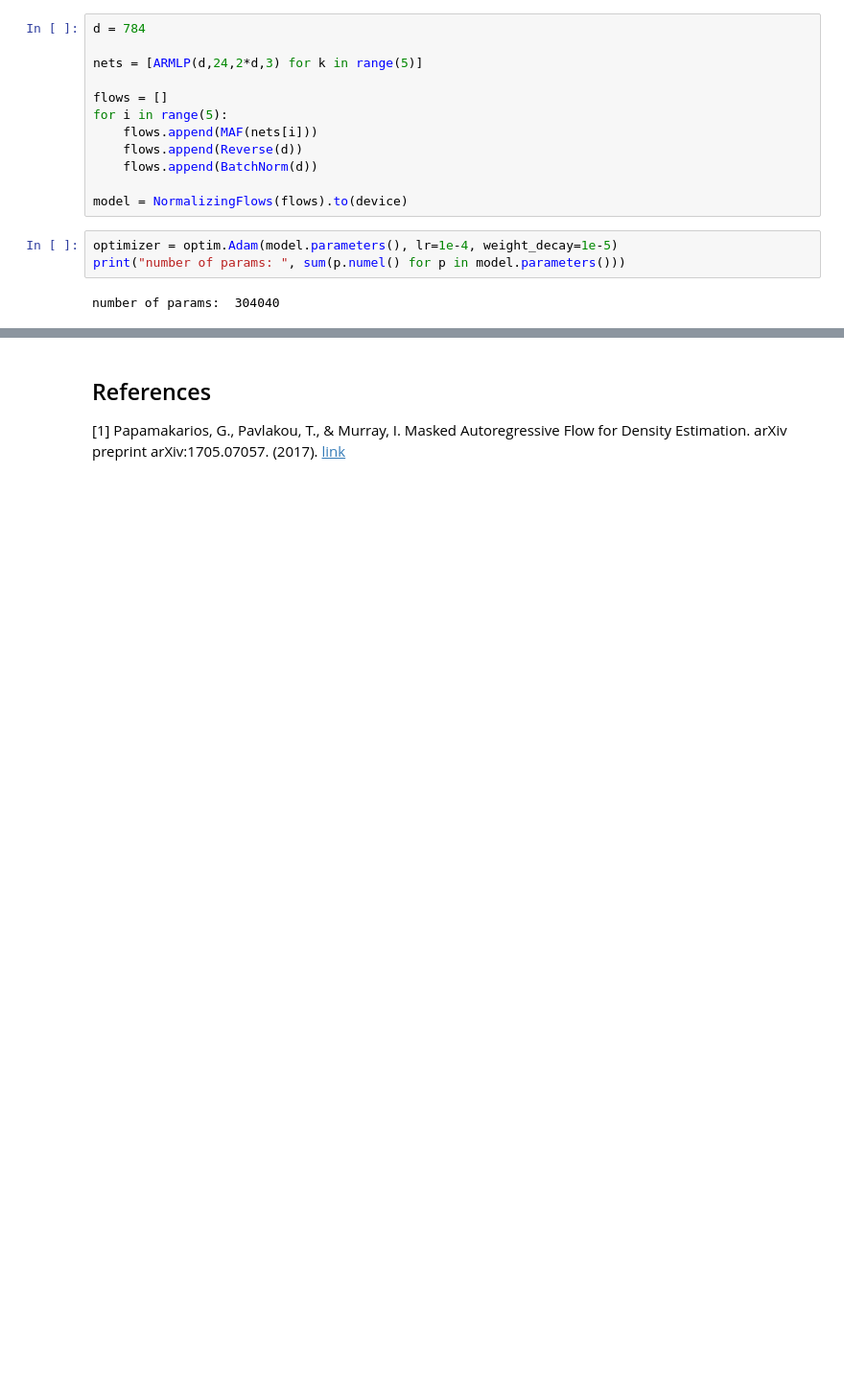
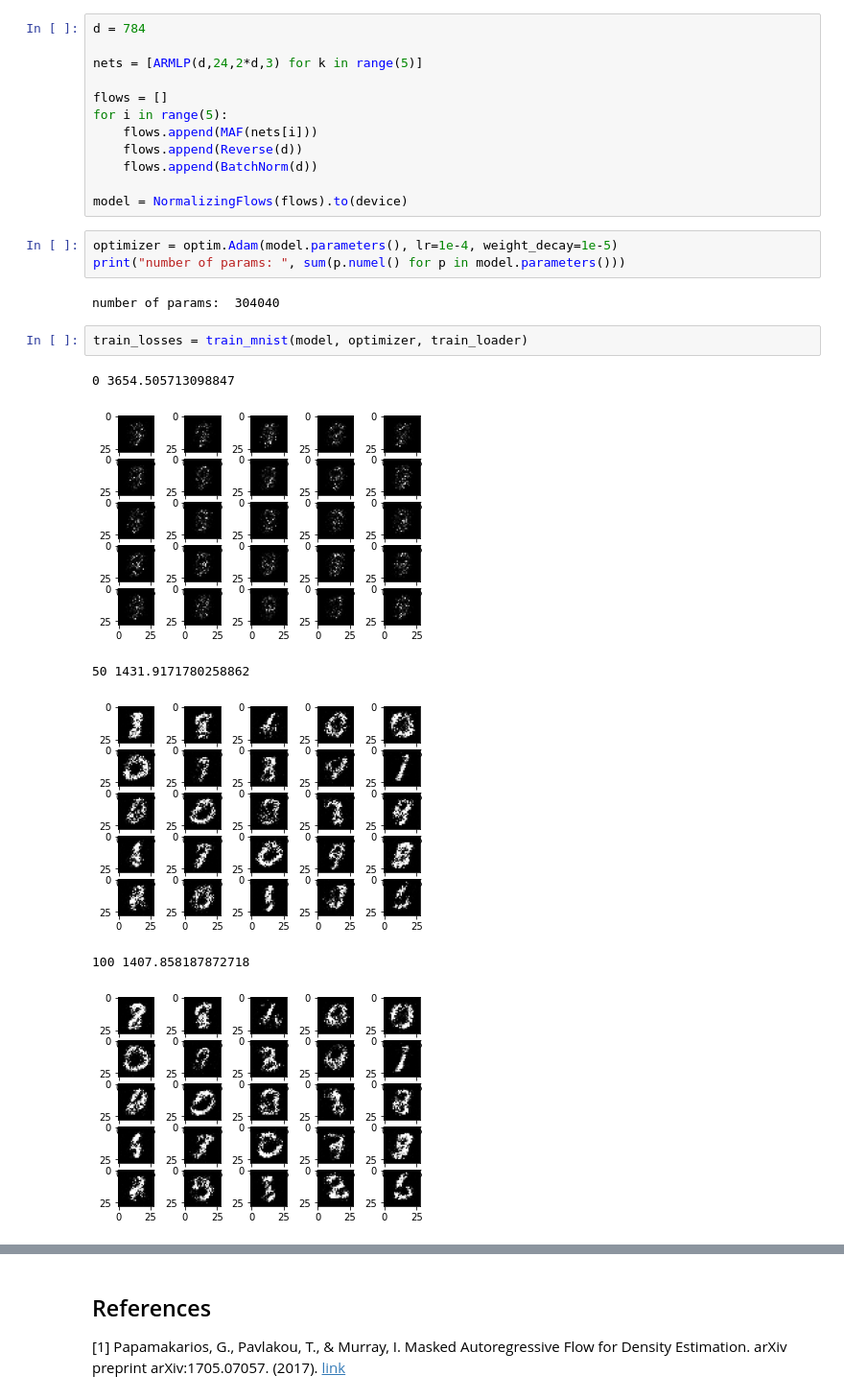
Before and after one commit to clbonet/Generative-Models, a Jupyter notebook: Normalizing Flows/MAF.ipynb, the cells around one changed output, grey strips where cells are left out. Shown: that part at 96% size. Saved outputs shown, nothing was run; the diff lists cells and outputs as text; blank space fills up the shorter version.

```diff
--- a/Normalizing Flows/MAF.ipynb
+++ b/Normalizing Flows/MAF.ipynb
@@ -313,3 +275,12 @@ optimizer = optim.Adam(model.parameters(), lr=1e-4, weight_decay=1e-5)
 print("number of params: ", sum(p.numel() for p in model.parameters()))
 # %% [output]
 number of params:  304040
+# %%
+train_losses = train_mnist(model, optimizer, train_loader)
+# %% [output]
+0 3654.505713098847
+[figure, added]
+50 1431.9171780258862
+[figure, added]
+100 1407.858187872718
+[figure, added]
```
Also changed, not shown: parts of 12 cells of this notebook, 2 other files.
